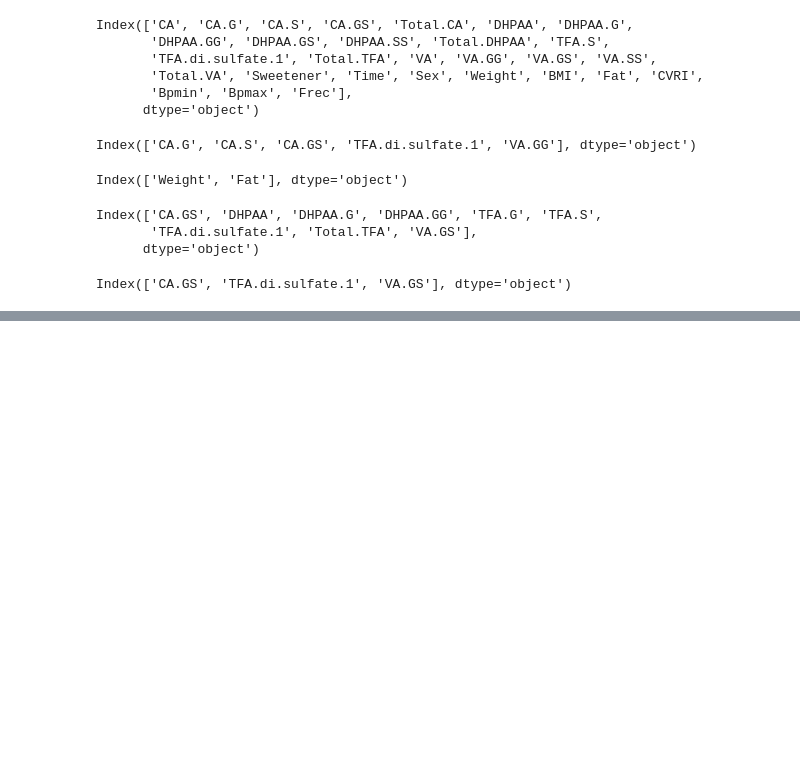
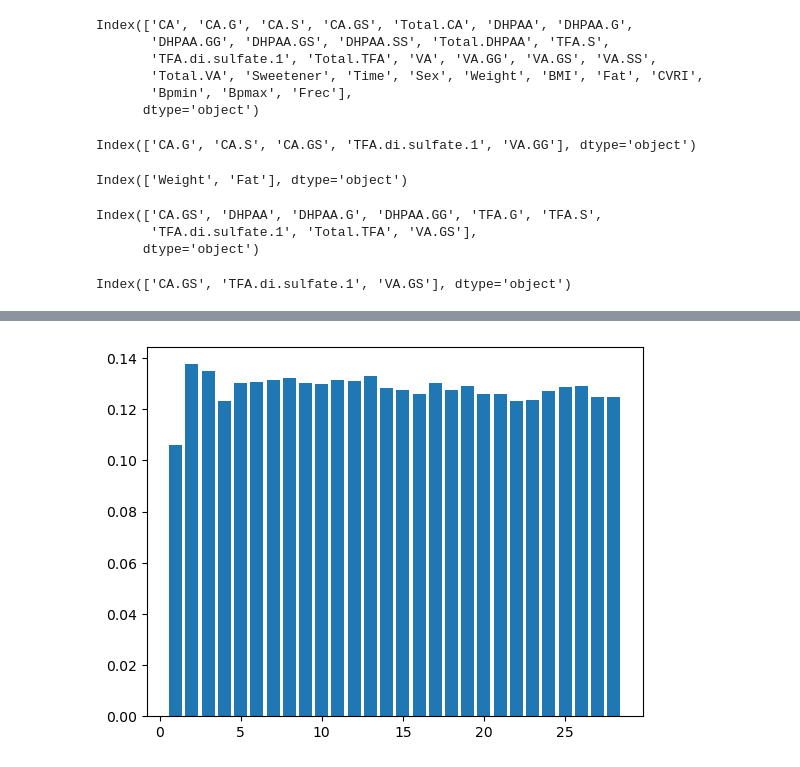
Before and after one commit to dhprieto/thirdArt, a Jupyter notebook: featureSelection.ipynb, the cells around one changed output, grey strips where cells are left out. Drawn from its saved outputs; the diff is of its cells as text; code cells hidden in the pictures; blank space fills up the shorter version.

```diff
--- a/featureSelection.ipynb
+++ b/featureSelection.ipynb
@@ -58,7 +58,7 @@ def scaling(df_read):
    df_read[numCols] = scaler.fit_transform(df_read[numCols])
    return df_read
 
-df = scaling(fullRead("data/urineAnt_ord.csv", sep = ",", anthro=True))
+df = scaling(fullRead("data/plasmFlav_ord.csv", sep = ",", anthro=True))
 # %%
 from sklearn.model_selection import RepeatedKFold
 from sklearn.model_selection import train_test_split
@@ -152,0 +217,30 @@ plot_importance(model)
+# %%
+from sklearn.feature_selection import SelectFromModel
+from sklearn.metrics import mean_absolute_error
+from sklearn.ensemble import RandomForestRegressor
+import numpy as np
+
+modelRF = RandomForestRegressor()
+modelRF.fit(X_train, y_train)
+
+thresholds = np.sort(modelRF.feature_importances_)
+results = pd.DataFrame()
+for thresh in thresholds:
+ # select features using threshold
+ selection = SelectFromModel(modelRF, threshold=thresh, prefit=True)
+ feature_idx = selection.get_support()
+ print(X_train.columns[feature_idx])
+ select_X_train = selection.transform(X_train)
+ # train model
+ selection_model = RandomForestRegressor()
+ selection_model.fit(select_X_train, y_train)
+ # eval model
+ select_X_test = selection.transform(X_test)
+ y_pred = selection_model.predict(select_X_test)
+ predictions = [value for value in y_pred]
+ mae = mean_absolute_error(y_test, predictions)
+ result1 = pd.DataFrame({"thresh": thresh, "n":select_X_train.shape[1], "MAE":mae}, index = [30 - select_X_train.shape[1]])
+ results = pd.concat([results, result1])
+ #print("Thresh=%.3f, n=%d, MAE: %.4f" % (thresh, select_X_train.shape[1], accuracy))
+
+print(results)
@@ -152,0 +290,7 @@ plot_importance(model)
+# %%
+from matplotlib import pyplot
+
+pyplot.bar(results["n"], results["MAE"])
+pyplot.show()
+# %% [output]
+[figure, added]
```
Also changed, not shown: parts of 5 cells of this notebook, 2 other files.
